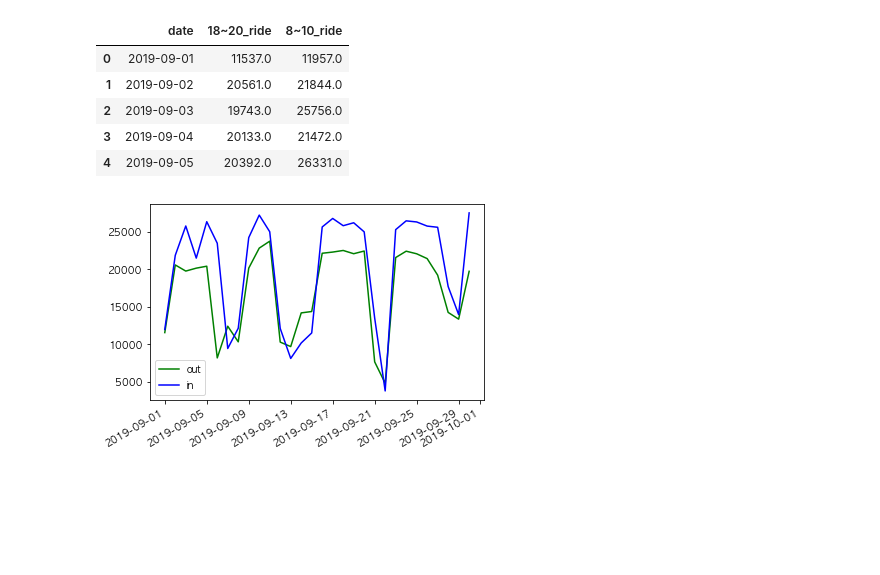
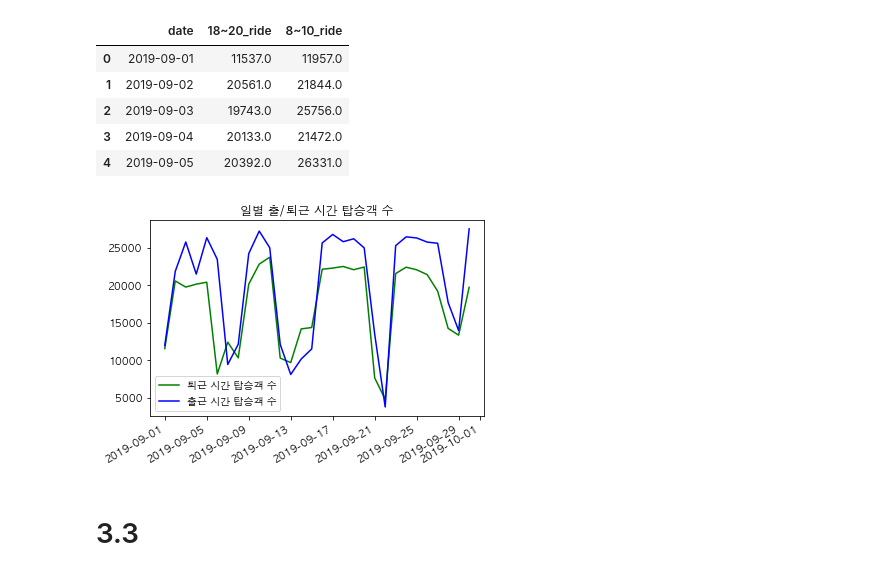
Before and after one commit to comojin1994/Machine_Learning, a Jupyter notebook: Regression/Jeju_Bus_Passenger_Estimate.ipynb, the cells around one changed output. Cells and saved outputs as stored; diff of their text form; code cells hidden in the pictures; blank space fills up the shorter version.

Commit message:
༼ つ ◕_◕ ༽つ Add Data Engineering code

```diff
--- a/Regression/Jeju_Bus_Passenger_Estimate.ipynb
+++ b/Regression/Jeju_Bus_Passenger_Estimate.ipynb
@@ -114,6 +163,8 @@ import matplotlib.pyplot as plt
 import seaborn as sns
 plt.rc('font', family='AppleGothic')
 plt.rc('axes', unicode_minus=False)
+# %%
+traindata = train.copy()
 # %%
 sns.distplot(train['18~20_ride'], kde=False, bins=50)
 plt.axis([0, 50, 0, 450000])
@@ -132,6 +183,6 @@ train.groupby('18~20_ride').size().head()
 4.0      8630
 dtype: int64
 # %%
-train['date'] = pd.to_datetime(train['date'])
-train['weekday'] = train['date'].dt.strftime('%a')
+traindata['date'] = pd.to_datetime(traindata['date'])
+traindata['weekday'] = traindata['date'].dt.strftime('%a')
 # %%
@@ -147,8 +198,8 @@ plt.show()
 # %% [output]
 [figure]
 # %%
-train['8~10_ride'] = train['8~9_ride'] + train['9~10_ride']
-eda_data = train.groupby('date')[['18~20_ride', '8~10_ride']].agg('sum').reset_index()
+traindata['8~10_ride'] = traindata['8~9_ride'] + traindata['9~10_ride']
+eda_data = traindata.groupby('date')[['18~20_ride','8~10_ride']].agg('sum').reset_index()
 eda_data.head()
 # %% [output]
 |  | date | 18~20_ride | 8~10_ride |
@@ -158,10 +209,13 @@ eda_data.head()
 | 3 | 2019-09-04 | 20133.0 | 21472.0 |
 | 4 | 2019-09-05 | 20392.0 | 26331.0 |
 # %%
-plt.plot('date', '18~20_ride', 'g-', label='out', data=eda_data)
-plt.plot('date', '8~10_ride', 'b-', label='in', data=eda_data)
+plt.plot("date", "18~20_ride", "g-", label = "퇴근 시간 탑승객 수", data=eda_data)
+plt.plot("date", "8~10_ride", "b-", label = "출근 시간 탑승객 수", data=eda_data)
 plt.gcf().autofmt_xdate()
 plt.legend(loc=0)
+plt.title("일별 출/퇴근 시간 탑승객 수")
 plt.show()
 # %% [output]
-[figure, old version]
+[figure, new version]
+# %% [markdown]
+# 3.3
```
Also changed, not shown: parts of 16 cells of this notebook.
